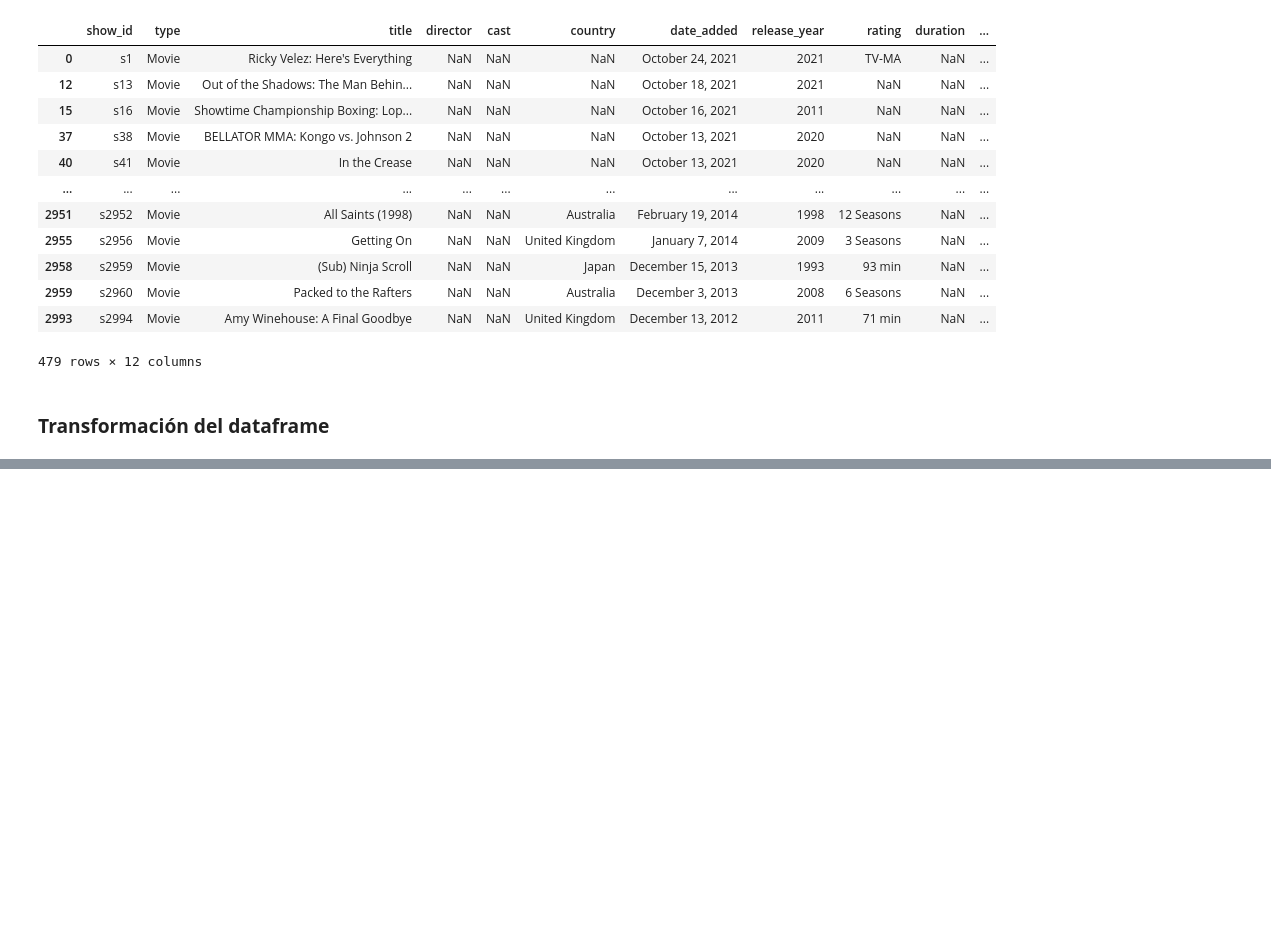
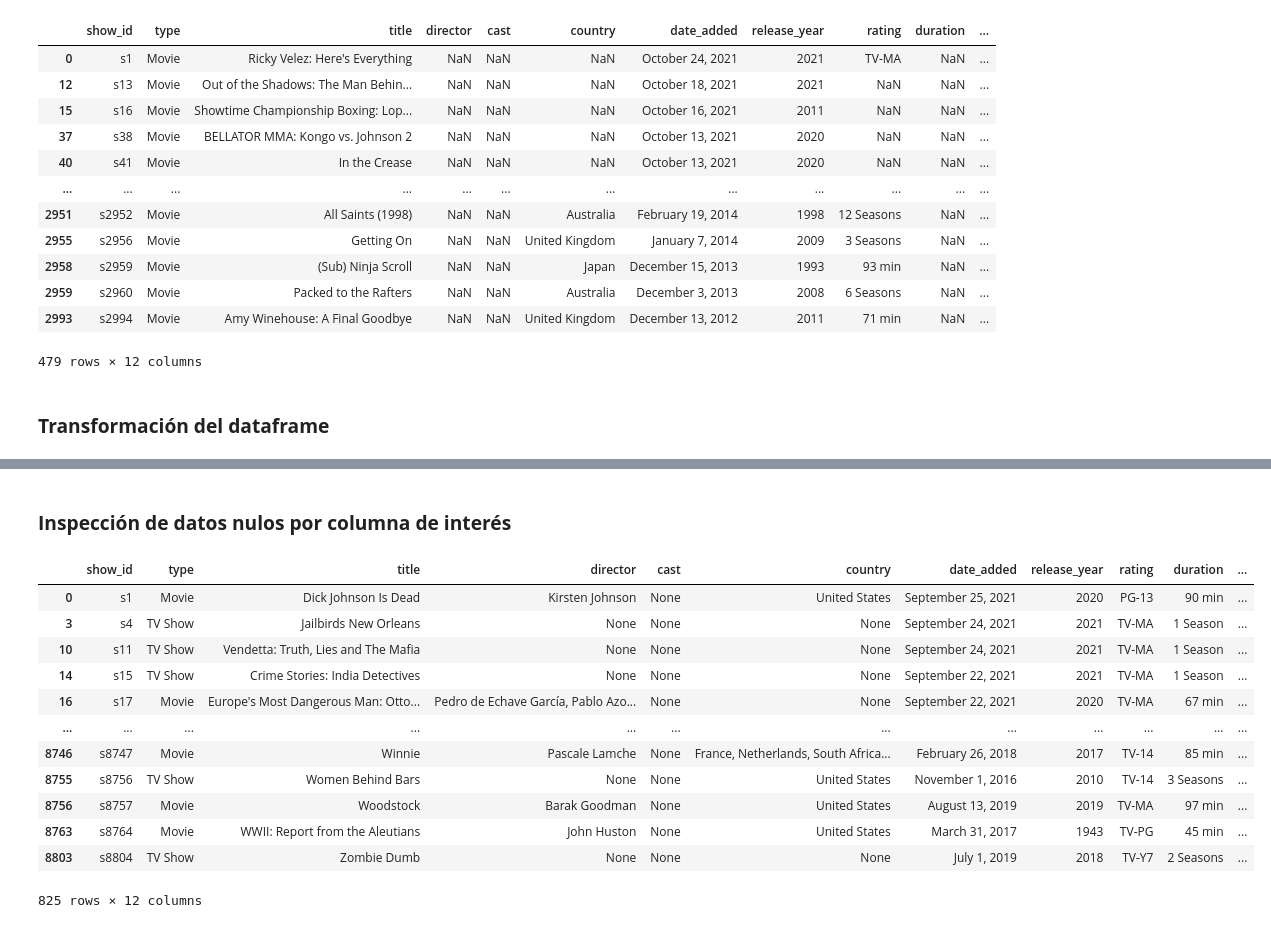
Before and after one commit to JoseSalas98/streaming_catalog_api, a Jupyter notebook: notebooks/eda.ipynb, the cells around one changed output, grey strips where cells are left out. Saved outputs shown, nothing was run; the diff lists cells and outputs as text; code cells hidden in the pictures; blank space fills up the shorter version.

Commit message:
The data source 'netflix_titles' was loaded, and the initial scan of the dataframe was performed.

```diff
--- a/notebooks/eda.ipynb
+++ b/notebooks/eda.ipynb
@@ -789,0 +801,7 @@ hl_edit_df = hl_df[columns]
+# %%
+#Declarar los parámetros para la carga del dataframe
+path = "c:/Users/Jose Salas/OneDrive/Escritorio/streaming_catalog_api/data/external/netflix_titles/2022-12/netflix_titles-08-12-2022.json"
+sep = ","
+cod = "utf-8"
+
+ntflx_df = pd.read_json(path)
@@ -789,0 +936,21 @@ hl_edit_df = hl_df[columns]
+# %% [markdown]
+<body>
+     <h3> <b> Inspección de datos nulos por columna de interés </b> </h3>
+</body>
+# %%
+#Datos nulos, columna "cast"
+ntflx_df.loc[ntflx_df["cast"].isnull()]
+# %% [output]
+|  | show_id | type | title | director | cast | country | date_added | release_year | rating | duration | ... |
+| 0 | s1 | Movie | Dick Johnson Is Dead | Kirsten Johnson | None | United States | September 25, 2021 | 2020 | PG-13 | 90 min | ... |
+| 3 | s4 | TV Show | Jailbirds New Orleans | None | None | None | September 24, 2021 | 2021 | TV-MA | 1 Season | ... |
+| 10 | s11 | TV Show | Vendetta: Truth, Lies and The Mafia | None | None | None | September 24, 2021 | 2021 | TV-MA | 1 Season | ... |
+| 14 | s15 | TV Show | Crime Stories: India Detectives | None | None | None | September 22, 2021 | 2021 | TV-MA | 1 Season | ... |
+| 16 | s17 | Movie | Europe's Most Dangerous Man: Otto... | Pedro de Echave García, Pablo Azo... | None | None | September 22, 2021 | 2020 | TV-MA | 67 min | ... |
+| ... | ... | ... | ... | ... | ... | ... | ... | ... | ... | ... | ... |
+| 8746 | s8747 | Movie | Winnie | Pascale Lamche | None | France, Netherlands, South Africa... | February 26, 2018 | 2017 | TV-14 | 85 min | ... |
+| 8755 | s8756 | TV Show | Women Behind Bars | None | None | United States | November 1, 2016 | 2010 | TV-14 | 3 Seasons | ... |
+| 8756 | s8757 | Movie | Woodstock | Barak Goodman | None | United States | August 13, 2019 | 2019 | TV-MA | 97 min | ... |
+| 8763 | s8764 | Movie | WWII: Report from the Aleutians | John Huston | None | United States | March 31, 2017 | 1943 | TV-PG | 45 min | ... |
+| 8803 | s8804 | TV Show | Zombie Dumb | None | None | None | July 1, 2019 | 2018 | TV-Y7 | 2 Seasons | ... |
+825 rows × 12 columns
```
Also changed, not shown: parts of 17 cells of this notebook.
